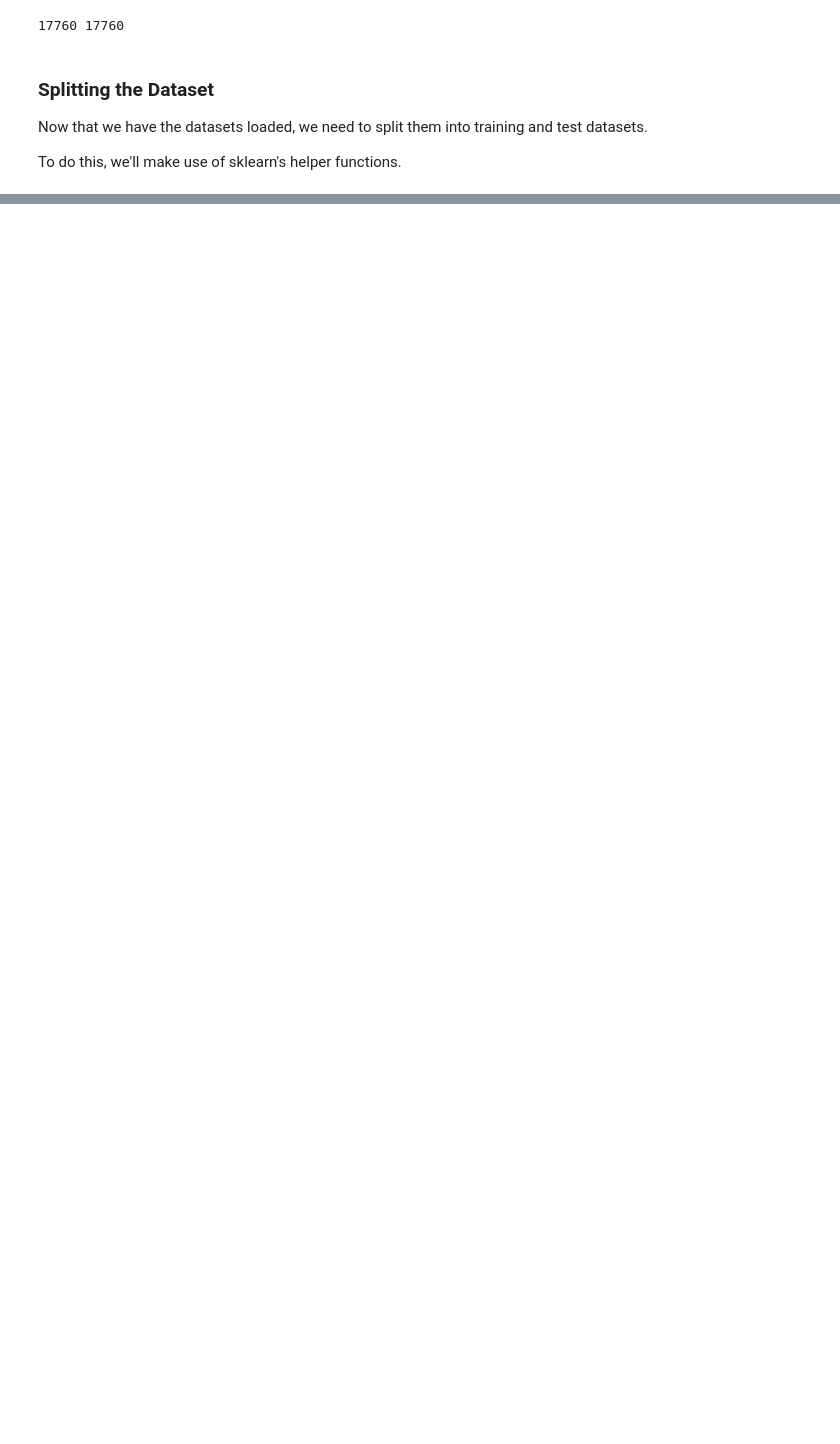
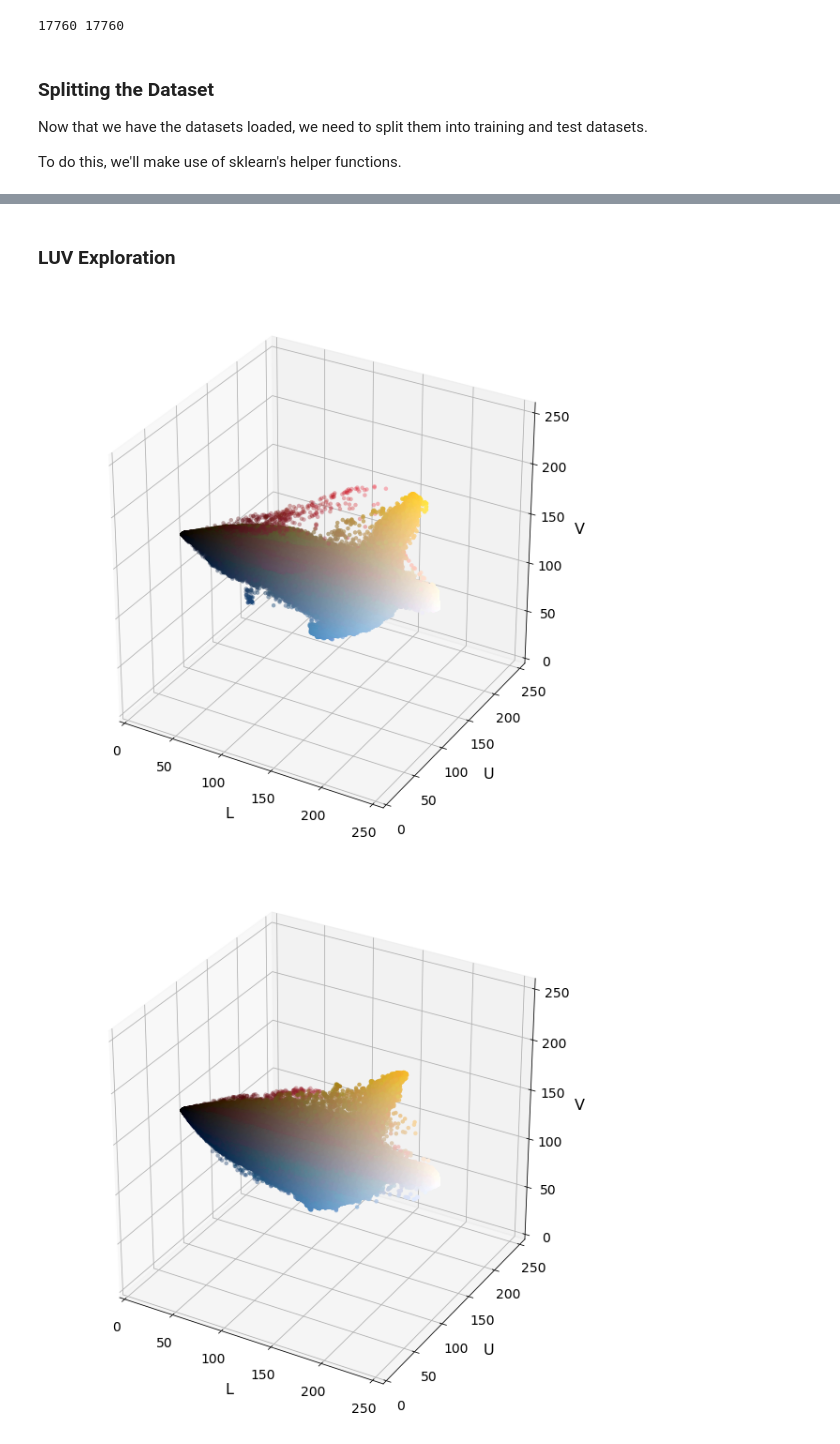
Before and after one commit to hlfshell/Udacity-CarND-VehicleDetection, a Jupyter notebook: Vehicle Detection Project.ipynb, the cells around one changed output, grey strips where cells are left out. Saved outputs shown, nothing was run; the diff lists cells and outputs as text; code cells hidden in the pictures; blank space fills up the shorter version.

```diff
--- a/Vehicle Detection Project.ipynb
+++ b/Vehicle Detection Project.ipynb
@@ -116,0 +199,10 @@ X_train, X_test, y_train, y_test = train_test_split(features, labels, test_size=
+# %% [markdown]
+### LUV Exploration
+# %%
+plot3d(test_img1, "LUV")
+plt.show()
+plot3d(test_img2, "LUV")
+plt.show()
+# %% [output]
+[figure, added]
+[figure, added]
```
Also changed, not shown: parts of 17 cells of this notebook.
